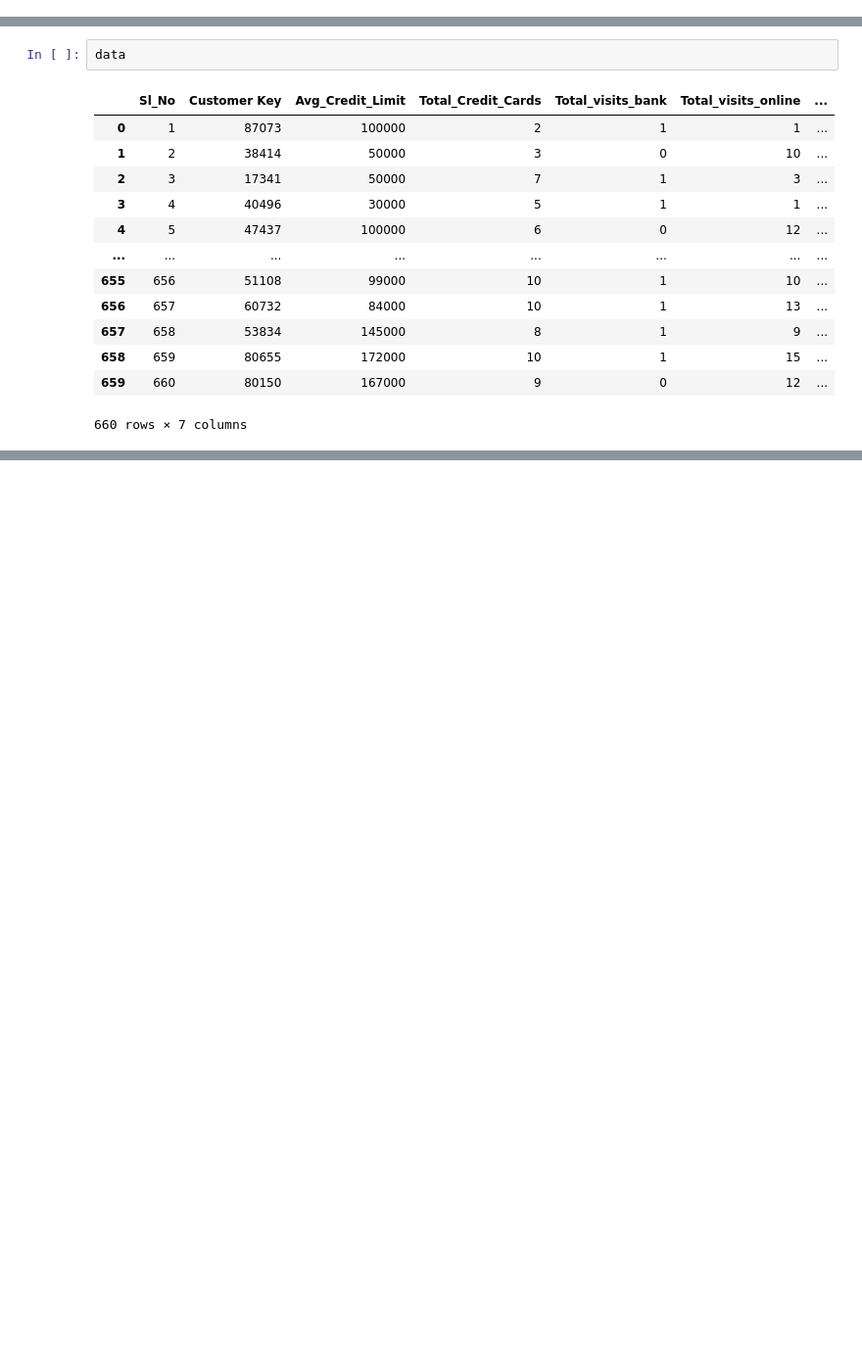
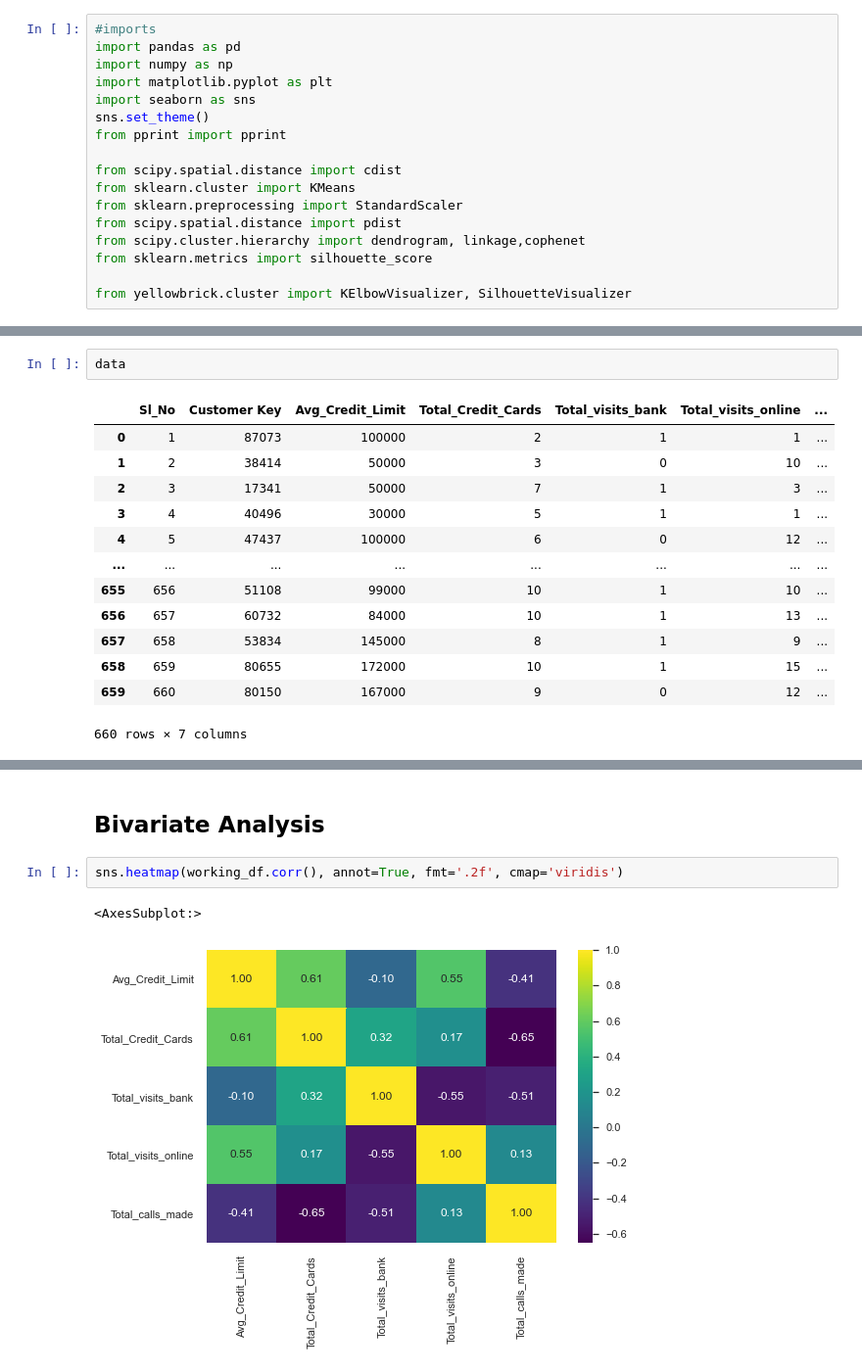
Before and after one commit to oscardog/UTAustin-clustering, a Jupyter notebook: clustering project v1.ipynb, the cells around one changed output, grey strips where cells are left out. Shown at 98% size. Cells and saved outputs as stored; diff of their text form; blank space fills up the shorter version.

Commit message:
some clustering work done

```diff
--- a/clustering project v1.ipynb
+++ b/clustering project v1.ipynb
@@ -3 +1,18 @@ import pandas as pd
+# %%
+#imports
+import pandas as pd
+import numpy as np
+import matplotlib.pyplot as plt
+import seaborn as sns
+sns.set_theme()
+from pprint import pprint
+
+from scipy.spatial.distance import cdist
+from sklearn.cluster import KMeans
+from sklearn.preprocessing import StandardScaler
+from scipy.spatial.distance import pdist
+from scipy.cluster.hierarchy import dendrogram, linkage,cophenet
+from sklearn.metrics import silhouette_score
+
+from yellowbrick.cluster import KElbowVisualizer, SilhouetteVisualizer
 # %%
@@ -20,0 +187,7 @@ data
+# %% [markdown]
+## Bivariate Analysis
+# %%
+sns.heatmap(working_df.corr(), annot=True, fmt='.2f', cmap='viridis')
+# %% [output]
+<AxesSubplot:>
+[figure, added]
```
Also changed, not shown: parts of 32 cells of this notebook.
